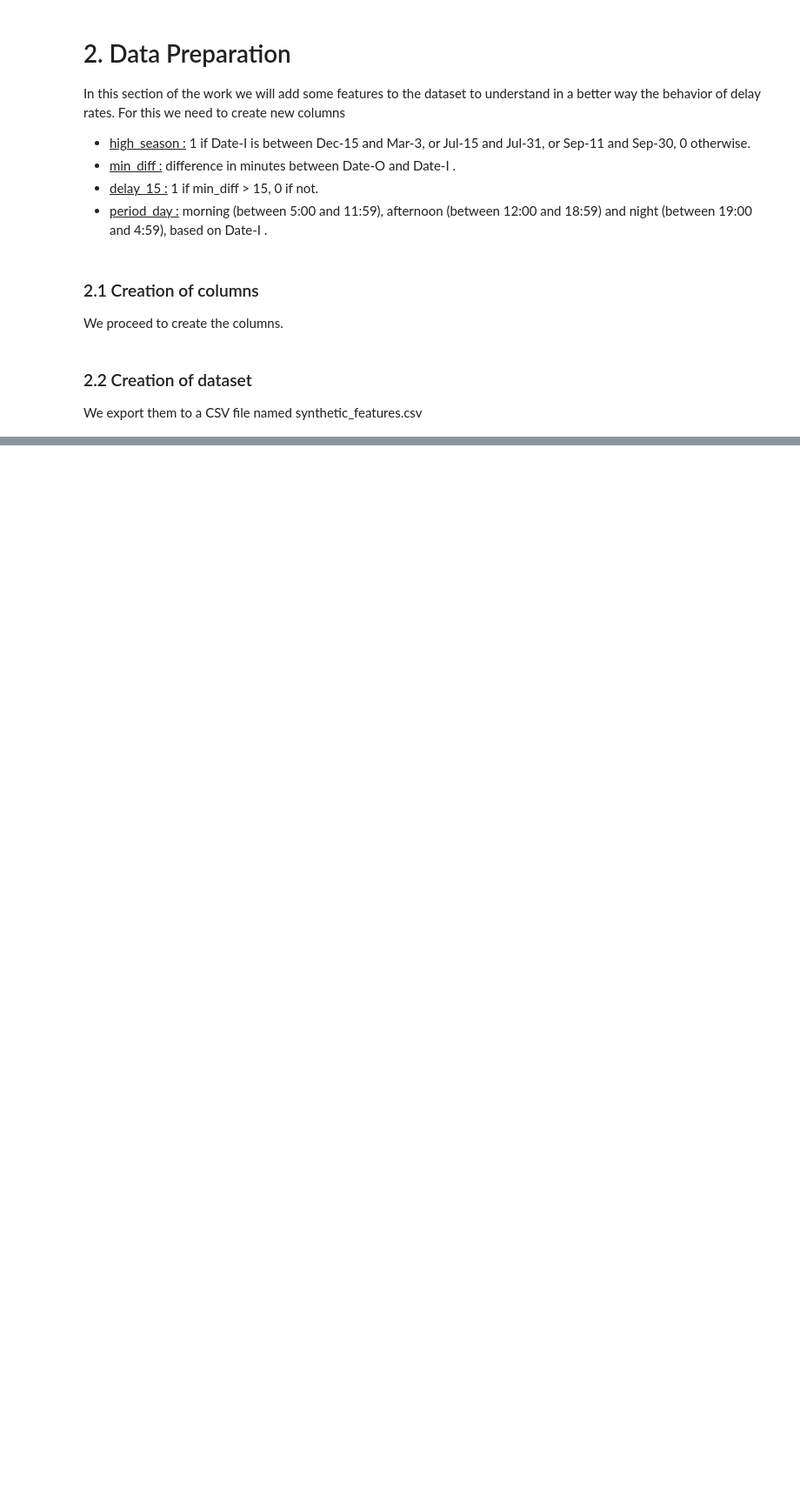
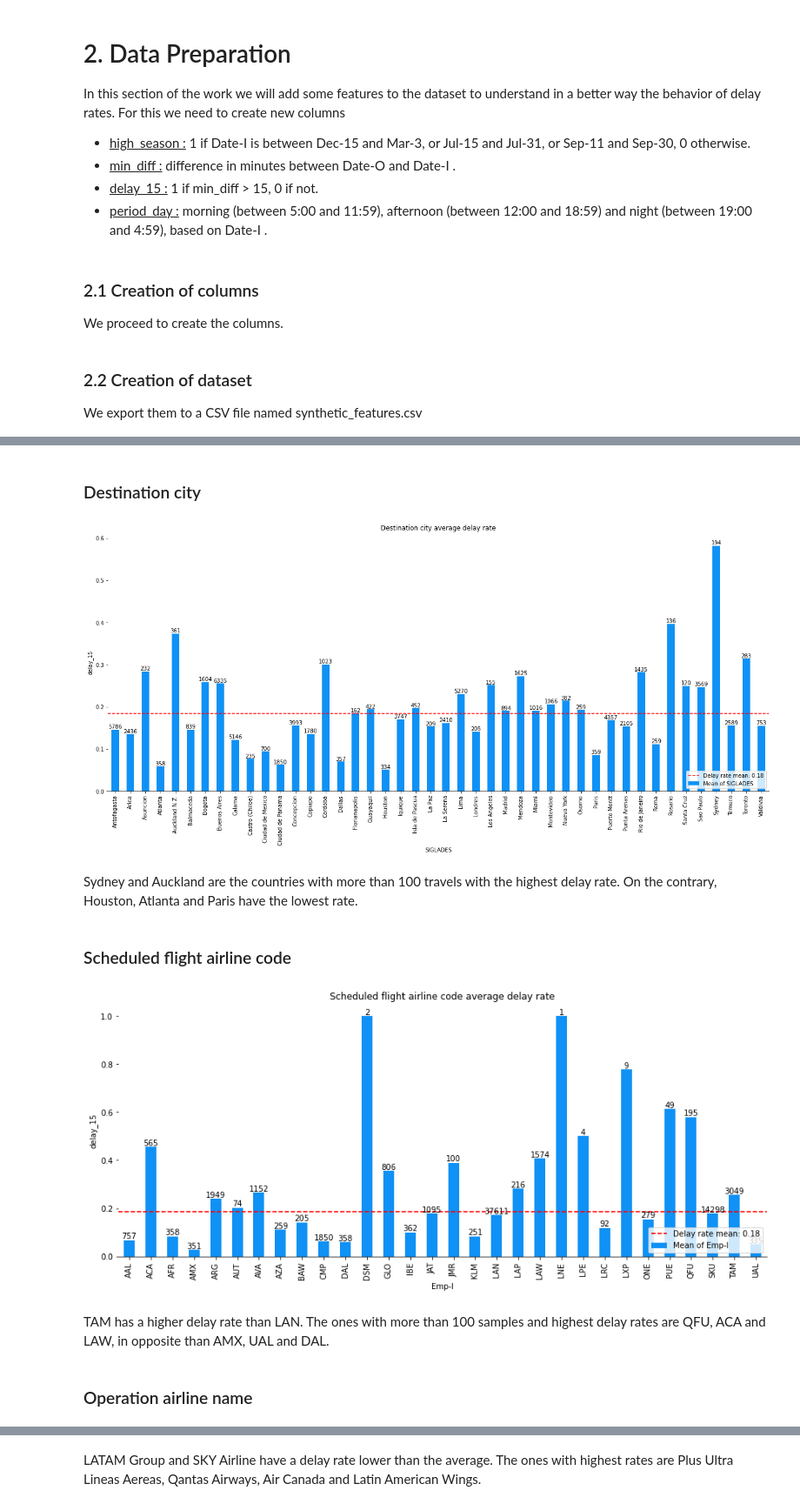
Before and after one commit to nizent/LATAMBestCompany, a Jupyter notebook: LATAM_EX.ipynb, the cells around one changed output, grey strips where cells are left out. Shown: that part at 87% size. Drawn from its saved outputs; the diff is of its cells as text; code cells hidden in the pictures; blank space fills up the shorter version.

```diff
--- a/LATAM_EX.ipynb
+++ b/LATAM_EX.ipynb
@@ -199,0 +238,52 @@ df[['high_season', 'min_diff', 'delay_15', 'period_day']].to_csv('synthetic_feat
+# %%
+def plotTarget(df = df, column_name = 'SIGLADES', target_column = 'delay_15', color = '#0f91f5', threshold = 0, title = 'Title'):
+    agg_info = df[[column_name, target_column]].groupby(column_name)[target_column].agg(['mean', 'count'])
+    agg_info = agg_info[agg_info['count'] > threshold]
+    figsize=(max(len(agg_info)/2, 5), max(len(agg_info)/5, 5))
+    delay_rate_mean = df[target_column].mean()
+    bars = agg_info['mean'].plot.bar(figsize=figsize, color=color, label=f'Mean of {column_name}', title = title, ylabel=target_column)
+    ax = plt.gca()
+    value_counts = agg_info['count']
+    for bar, value_count in zip(ax.patches, value_counts):
+        height = bar.get_height()
+        ax.annotate(f'{value_count}', (bar.get_x() + bar.get_width() / 2, height), ha='center', va='bottom')
+
+    plt.axhline(y = delay_rate_mean, color = 'r', linestyle = '--', label=f'Delay rate mean: {delay_rate_mean:.2f}')
+    plt.legend(loc='lower right')
+    visible_spines = {'top': 0, 'left': 0, 'bottom': 1, 'right': 0}
+    ax_customization = [ax.spines[key].set_visible(value) for key, value in visible_spines.items()]
+    plt.show()
+    return
+# %%
+column_params={
+    'SIGLADES': [100, 'Sydney and Auckland are the countries with more than 100 travels with the highest delay rate. On the contrary, Houston, Atlanta and Paris have the lowest rate.'],
+    'Emp-I': [0, 'TAM has a higher delay rate than LAN. The ones with more than 100 samples and highest delay rates are QFU, ACA and LAW, in opposite than AMX, UAL and DAL.'],
+    'OPERA': [0, 'LATAM Group and SKY Airline have a delay rate lower than the average. The ones with highest rates are Plus Ultra Lineas Aereas, Qantas Airways, Air Canada and Latin American Wings.'],
+    'MES': [0, 'The months that have a rate higher than the average are July, October, November and December, most of them in high seasons.'],
+    'DIANOM': [0, 'Friday, Thursday and Monday are the days with higher rates. Probably due to congestion traffic near to weekends and holidays.'],
+    'DIA': [0, 'The day with highest rate is 15th. The highest rated occur in the second and third week of the month.'],
+    'high_season': [0, 'In high season delays are higher.'],
+    'period_day': [0, 'In mornings delay rates are lower. Contrary to afternoon, where delay rates are higher.'],
+    'TIPOVUELO': [0, 'International flights are significant more delayed than national flights. This could be due to the distance of flights.'],
+    'airline_changed': [0, 'There is no much difference.'],
+    'hour': [0, 'While later, higher delay rates.'],
+}
+
+interpretable_column_name['high_season']=['High season',]
+interpretable_column_name['period_day']=['Day period',]
+interpretable_column_name['airline_changed']=['Airline change',]
+interpretable_column_name['hour']=['Hour of the day',]
+
+for column_name, params in column_params.items():
+    name=interpretable_column_name[column_name][0]
+    display(HTML(f'<h3>{name}</h3>'))
+    plotTarget(column_name=column_name, threshold=params[0], title=f'{name} average delay rate')
+    display(HTML(f'{params[1]}'))
+# %% [output]
+Destination city
+[figure, added]
+Sydney and Auckland are the countries with more than 100 travels with the highest delay rate. On the contrary, Houston, Atlanta and Paris have the lowest rate.
+Scheduled flight airline code
+[figure, added]
+TAM has a higher delay rate than LAN. The ones with more than 100 samples and highest delay rates are QFU, ACA and LAW, in opposite than AMX, UAL and DAL.
+Operation airline name
@@ -199,0 +291 @@ df[['high_season', 'min_diff', 'delay_15', 'period_day']].to_csv('synthetic_feat
+LATAM Group and SKY Airline have a delay rate lower than the average. The ones with highest rates are Plus Ultra Lineas Aereas, Qantas Airways, Air Canada and Latin American Wings.
```
Also changed, not shown: parts of 13 cells of this notebook.
